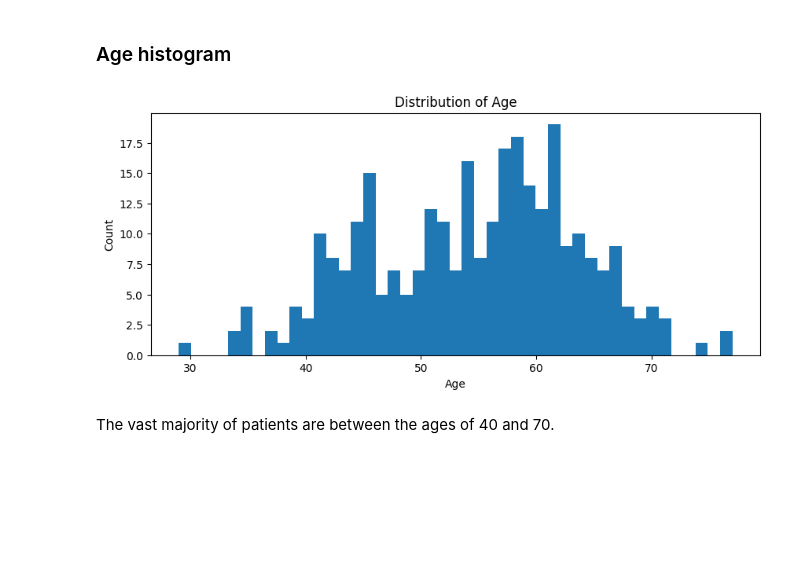
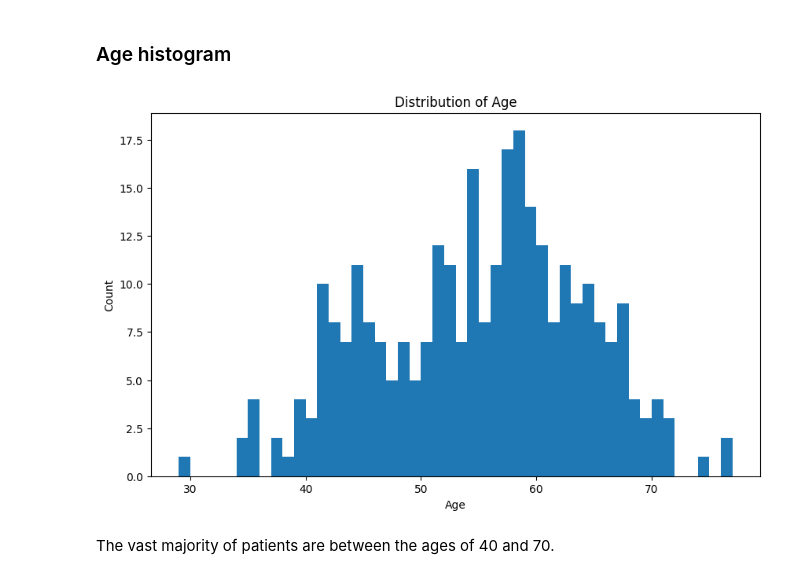
Before and after one commit to MrDomian/Heart-Disease-Risk-Prediction, a Jupyter notebook: Data analysis.ipynb, the cells around one changed output. Saved outputs shown, nothing was run; the diff lists cells and outputs as text; code cells hidden in the pictures; blank space fills up the shorter version.

```diff
--- a/Data analysis.ipynb
+++ b/Data analysis.ipynb
@@ -92,14 +91,16 @@ data.describe()
 # %% [markdown]
 ### Age histogram
 # %%
-plt.figure(figsize=(10, 4))
-plt.hist(data['age'], bins=45)
+age_range = data['age'].max() - data['age'].min()
+
+plt.figure(figsize=(10, 6))
+plt.hist(data['age'], bins=int(age_range))
 plt.xlabel('Age')
 plt.ylabel('Count')
 plt.title('Distribution of Age')
 plt.show()
 # %% [output]
-[figure, old version]
+[figure, new version]
 # %% [markdown]
 The vast majority of patients are between the ages of 40 and 70.
 # %% [markdown]
```
Also changed, not shown: parts of 16 cells of this notebook.
